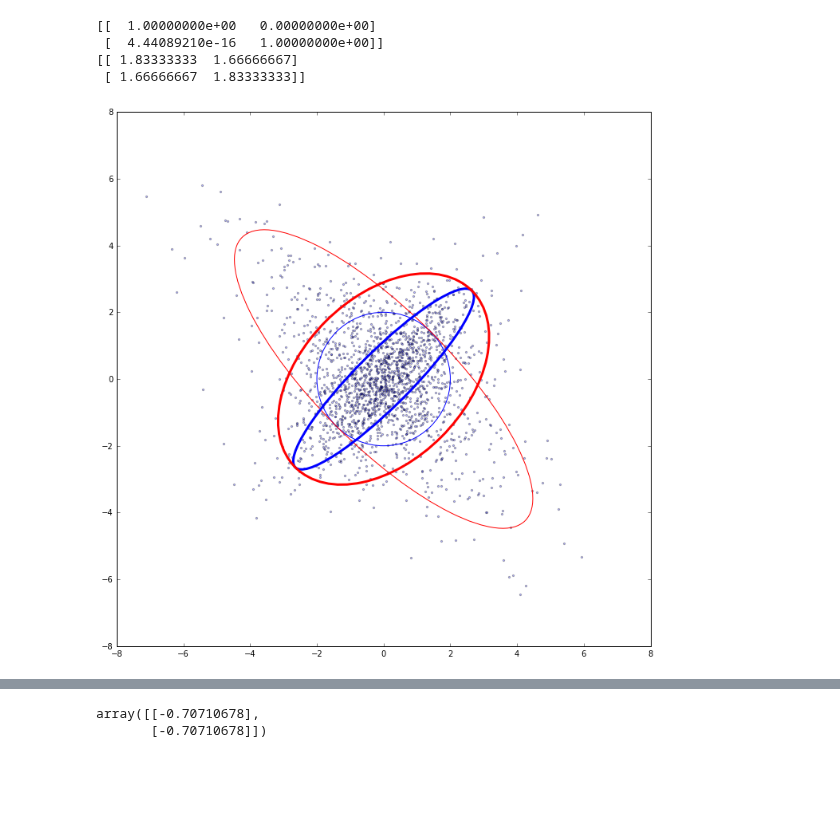
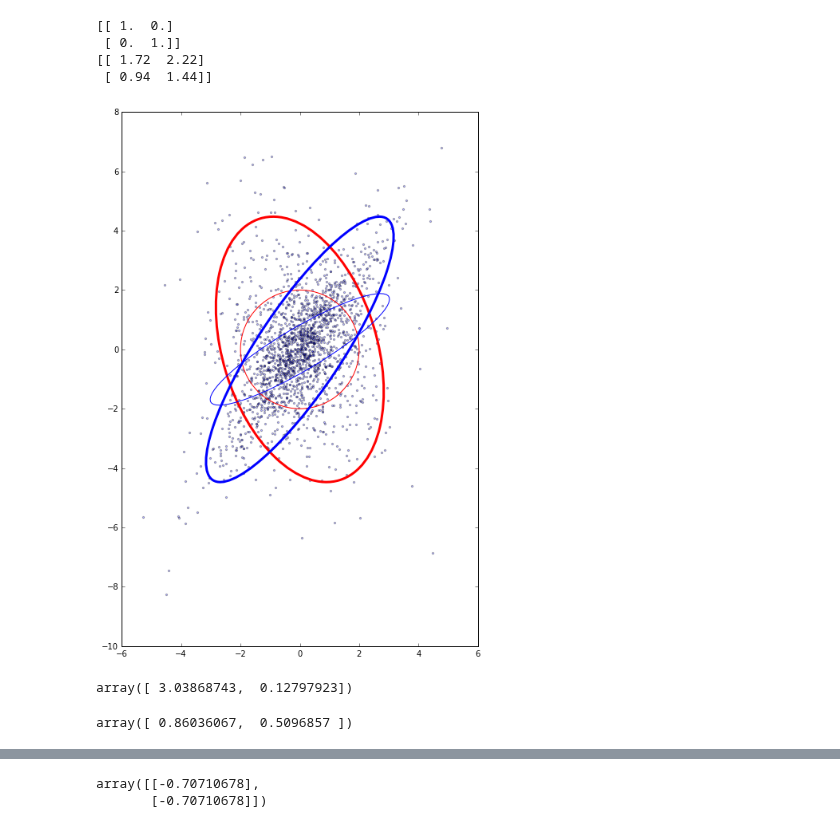
Before and after one commit to lionfish0/dp, a Jupyter notebook: Untitled.ipynb, the cells around one changed output, grey strips where cells are left out. Cells and saved outputs as stored; diff of their text form; code cells hidden in the pictures; blank space fills up the shorter version.

```diff
--- a/Untitled.ipynb
+++ b/Untitled.ipynb
@@ -15,33 +15,41 @@ print (3**2)*np.cov(G.T)
 # %%
 import matplotlib.pyplot as plt
 import numpy as np
 %matplotlib inline
 from matplotlib.patches import Ellipse
 
 def plotcov(C,color='blue',lw=3):
     evals, evecs = np.linalg.eig(C)
     samps = np.random.multivariate_normal(np.zeros(2),C,500)
     ax.scatter(samps[:,0],samps[:,1],marker='.',alpha=0.3)
-    ang = np.rad2deg(np.arctan2(evecs[0,0],evecs[1,0]))
+    ang = np.rad2deg(np.arctan2(evecs[1,0],evecs[0,0]))
     ax.add_artist(Ellipse(xy=[0,0], width=4*np.sqrt(evals[0]), height=4*np.sqrt(evals[1]), angle=ang, lw=lw, ec=color, fc='none'))
 
 
 fig = plt.figure(0,figsize=[12,12])
 ax = fig.add_subplot(111, aspect='equal')
-C = np.array([[5,-4],[-4,5]])
+C = np.array([[2,-1],[-1,5]])
 Cnew = np.dot(np.linalg.inv(C),C)
-plotcov(Cnew,lw=1)
-plotcov(C,'red',lw=1)
-D = np.array([[2.5,1],[1,2.5]])
+plotcov(Cnew,'red',lw=1)
+plotcov(C,'red')
+D = np.array([[2.5,3],[3,5]])
 Dnew = np.dot(np.linalg.inv(C),D)
-plotcov(Dnew)
-plotcov(D,'red')
+plotcov(Dnew,'blue',lw=1)
+plotcov(D,'blue')
 print Cnew
 print Dnew
 evals,evecs = np.linalg.eig(Dnew)
 # %% [output]
-[[  1.00000000e+00   0.00000000e+00]
- [  4.44089210e-16   1.00000000e+00]]
-[[ 1.83333333  1.66666667]
- [ 1.66666667  1.83333333]]
+[[ 1.  0.]
+ [ 0.  1.]]
+[[ 1.72  2.22]
+ [ 0.94  1.44]]
-[figure, old version]
+[figure, new version]
+# %%
+evals
+# %% [output]
+array([ 3.03868743,  0.12797923])
+# %%
+evecs[:,0]
+# %% [output]
+array([ 0.86036067,  0.5096857 ])
```
Also changed, not shown: parts of 55 cells of this notebook, 5 other files.
